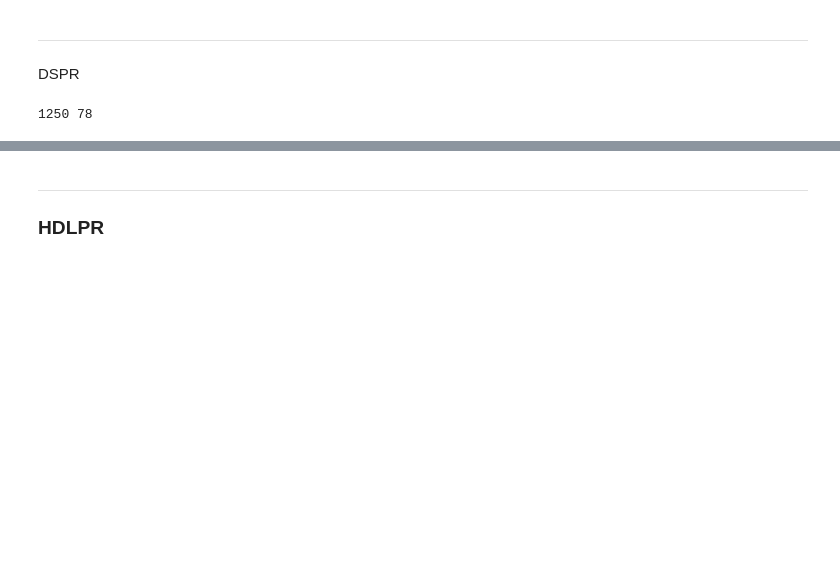
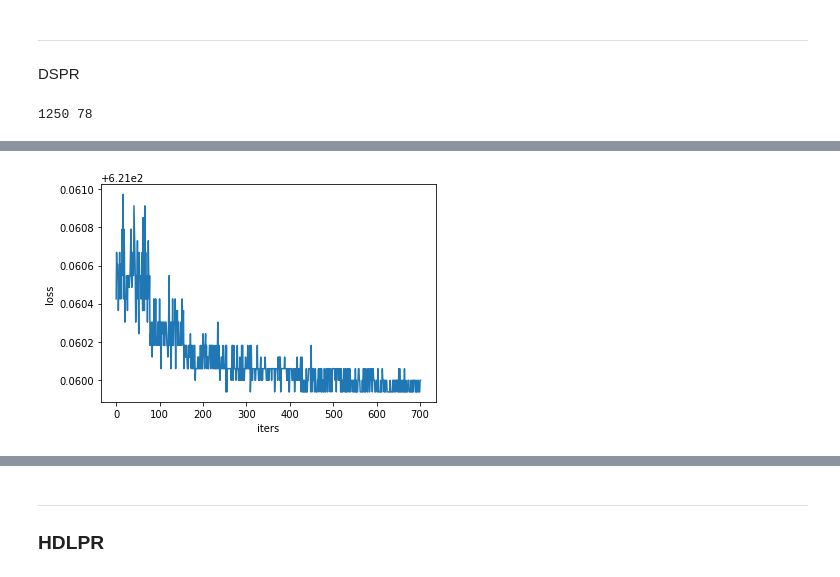
Before and after one commit to bobrovskayaa/learning-deep-learning, a Jupyter notebook: homeworks/journal-club/article_realization.ipynb, the cells around one changed output, grey strips where cells are left out. Drawn from its saved outputs; the diff is of its cells as text; code cells hidden in the pictures; blank space fills up the shorter version.

```diff
--- a/homeworks/journal-club/article_realization.ipynb
+++ b/homeworks/journal-club/article_realization.ipynb
@@ -254,0 +345,7 @@ for epoch in range(n_epochs):
+# %%
+plt.plot(losses_val)
+plt.xlabel("iters")
+plt.ylabel("loss");
+plt.show()
+# %% [output]
+[figure, added]
```
Also changed, not shown: parts of 59 cells of this notebook.
